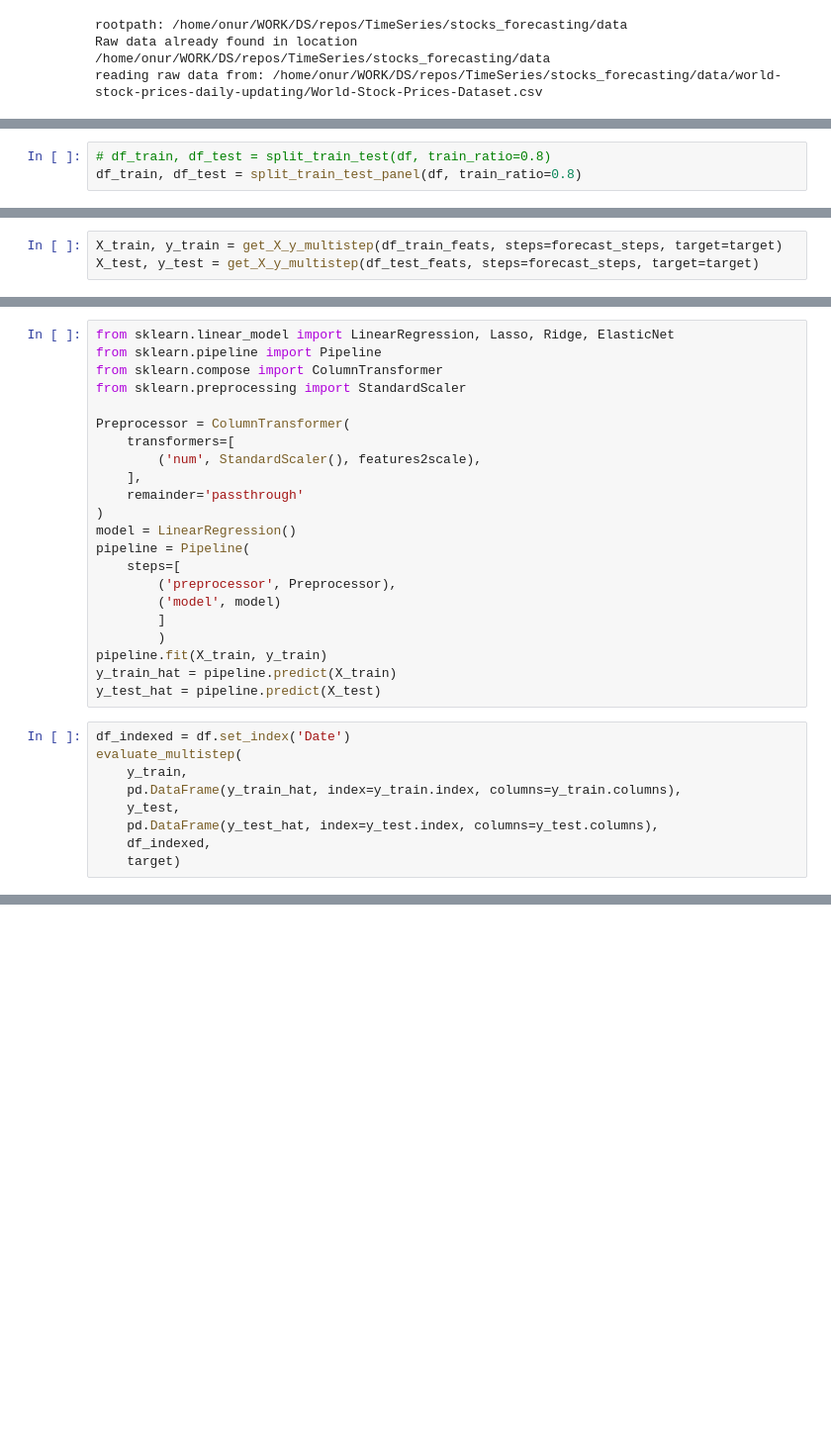
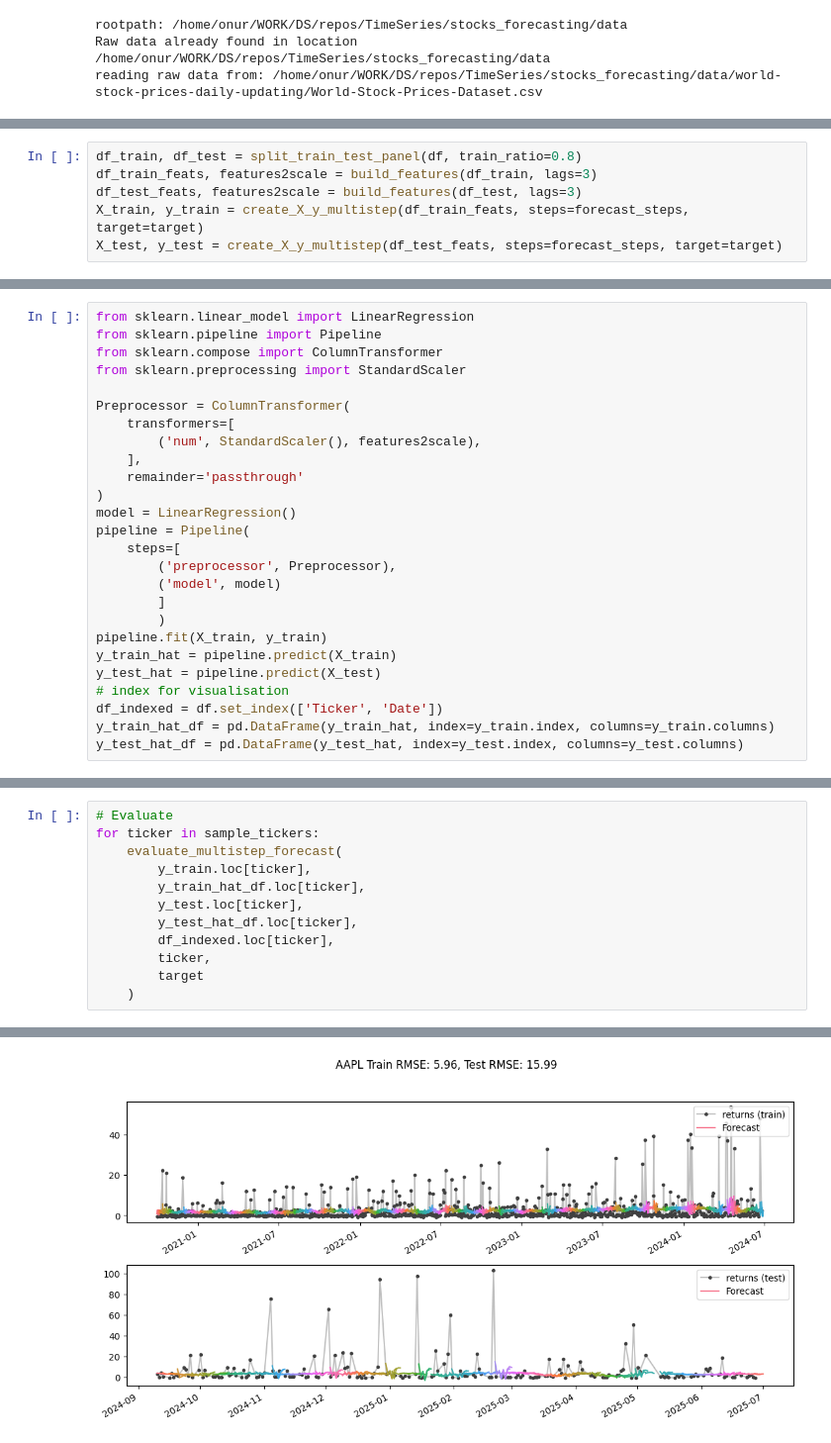
Before and after one commit to OnurKerimoglu/stocks_forecasting, a Jupyter notebook: nb/world-stock-prices-daily-updating/poc_global_linreg_multistep.ipynb, the cells around one changed output, grey strips where cells are left out. Shown at 99% size. Saved outputs shown, nothing was run; the diff lists cells and outputs as text; blank space fills up the shorter version.

```diff
--- a/nb/world-stock-prices-daily-updating/poc_global_linreg_multistep.ipynb
+++ b/nb/world-stock-prices-daily-updating/poc_global_linreg_multistep.ipynb
@@ -36,3 +40,6 @@ Sampling from start date: 2020-07-20 21:50:53.526513
 # %%
-# df_train, df_test = split_train_test(df, train_ratio=0.8)
 df_train, df_test = split_train_test_panel(df, train_ratio=0.8)
+df_train_feats, features2scale = build_features(df_train, lags=3)
+df_test_feats, features2scale = build_features(df_test, lags=3)
+X_train, y_train = create_X_y_multistep(df_train_feats, steps=forecast_steps, target=target)
+X_test, y_test = create_X_y_multistep(df_test_feats, steps=forecast_steps, target=target)
@@ -126,3 +48,0 @@ def evaluate_multistep(y_train, y_hat_train, y_test, y_hat_test, df, target):
-# %%
-X_train, y_train = get_X_y_multistep(df_train_feats, steps=forecast_steps, target=target)
-X_test, y_test = get_X_y_multistep(df_test_feats, steps=forecast_steps, target=target)
@@ -132,5 +53,5 @@ X shape: (390, 31), y_multi shape: (390, 5)
 # %%
-from sklearn.linear_model import LinearRegression, Lasso, Ridge, ElasticNet
+from sklearn.linear_model import LinearRegression
 from sklearn.pipeline import Pipeline
 from sklearn.compose import ColumnTransformer
 from sklearn.preprocessing import StandardScaler
@@ -151,12 +72,7 @@ pipeline = Pipeline(
 pipeline.fit(X_train, y_train)
 y_train_hat = pipeline.predict(X_train)
 y_test_hat = pipeline.predict(X_test)
+# index for visualisation
+df_indexed = df.set_index(['Ticker', 'Date'])
+y_train_hat_df = pd.DataFrame(y_train_hat, index=y_train.index, columns=y_train.columns)
+y_test_hat_df = pd.DataFrame(y_test_hat, index=y_test.index, columns=y_test.columns)
-# %%
-df_indexed = df.set_index('Date')
-evaluate_multistep(
-    y_train,
-    pd.DataFrame(y_train_hat, index=y_train.index, columns=y_train.columns),
-    y_test,
-    pd.DataFrame(y_test_hat, index=y_test.index, columns=y_test.columns),
-    df_indexed,
-    target)
@@ -166,0 +86,13 @@ Test RMSE: 13.23785
+# %%
+# Evaluate
+for ticker in sample_tickers:
+    evaluate_multistep_forecast(
+        y_train.loc[ticker],
+        y_train_hat_df.loc[ticker],
+        y_test.loc[ticker],
+        y_test_hat_df.loc[ticker],
+        df_indexed.loc[ticker],
+        ticker,
+        target
+    )
+# %% [output]
@@ -166,0 +101 @@ Test RMSE: 13.23785
+[figure, added]
```
Also changed, not shown: parts of 19 cells of this notebook.
